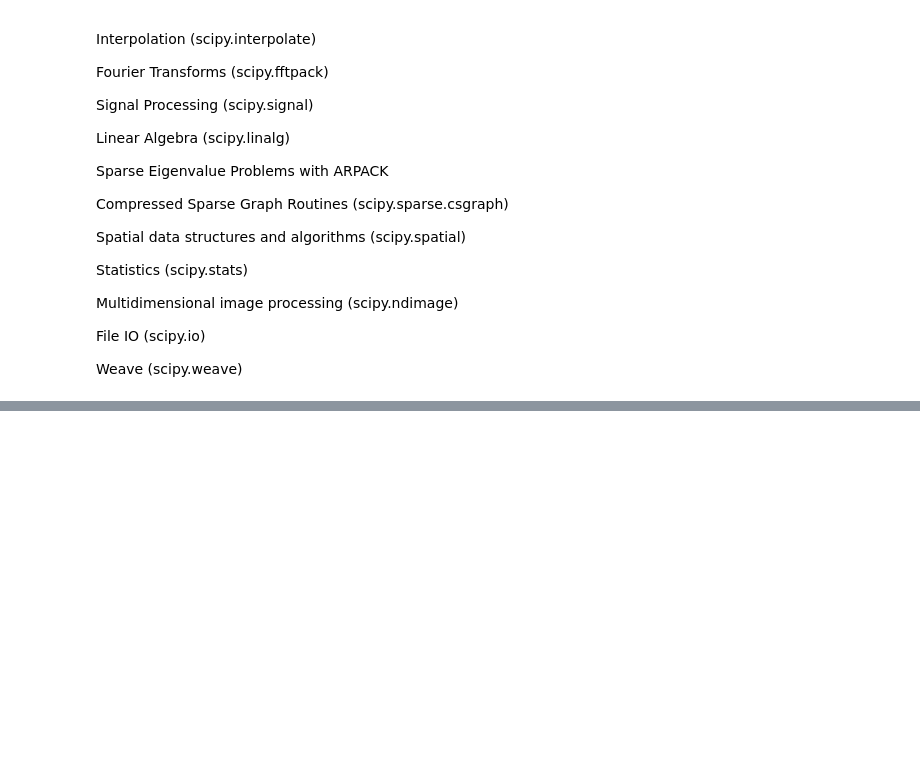
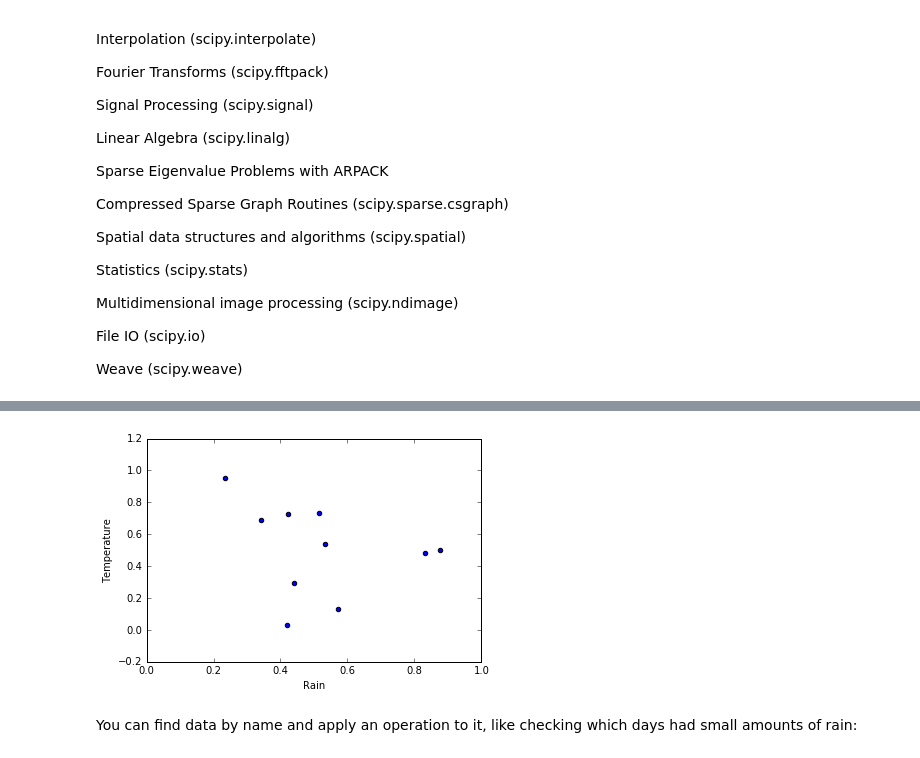
Before and after one commit to ecurtin2/uiuc, a Jupyter notebook: CATMS/Scientific-Computing-Bootcamp.ipynb, the cells around one changed output, grey strips where cells are left out. Saved outputs shown, nothing was run; the diff lists cells and outputs as text; code cells hidden in the pictures; blank space fills up the shorter version.

```diff
--- a/CATMS/Scientific-Computing-Bootcamp.ipynb
+++ b/CATMS/Scientific-Computing-Bootcamp.ipynb
@@ -238,0 +391,8 @@ plt.show()
+# %%
+df.plot.scatter(x='Rain', y='Temperature')
+plt.xlim(0,1)
+plt.show()
+# %% [output]
+[figure, added]
+# %% [markdown]
+You can find data by name and apply an operation to it, like checking which days had small amounts of rain:
```
Also changed, not shown: parts of 54 cells of this notebook.
